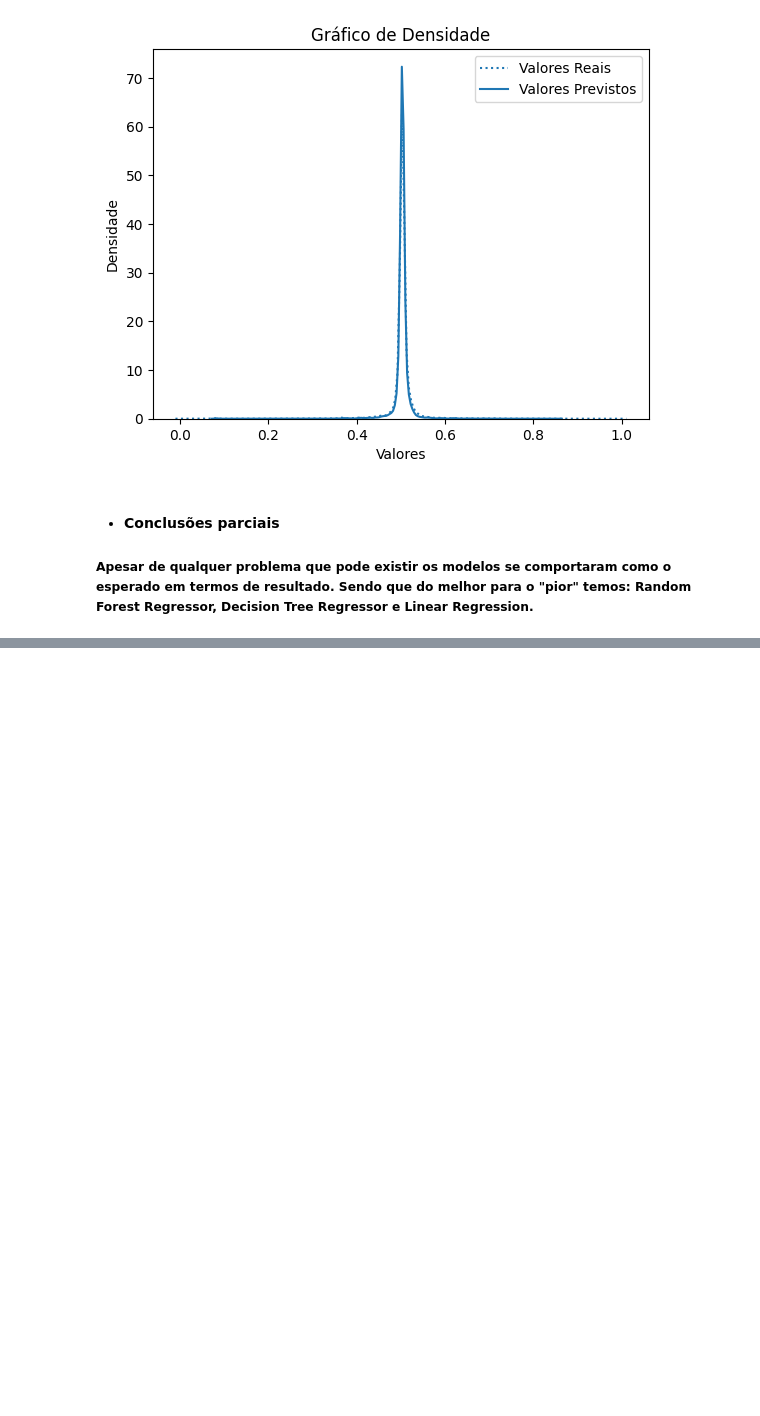
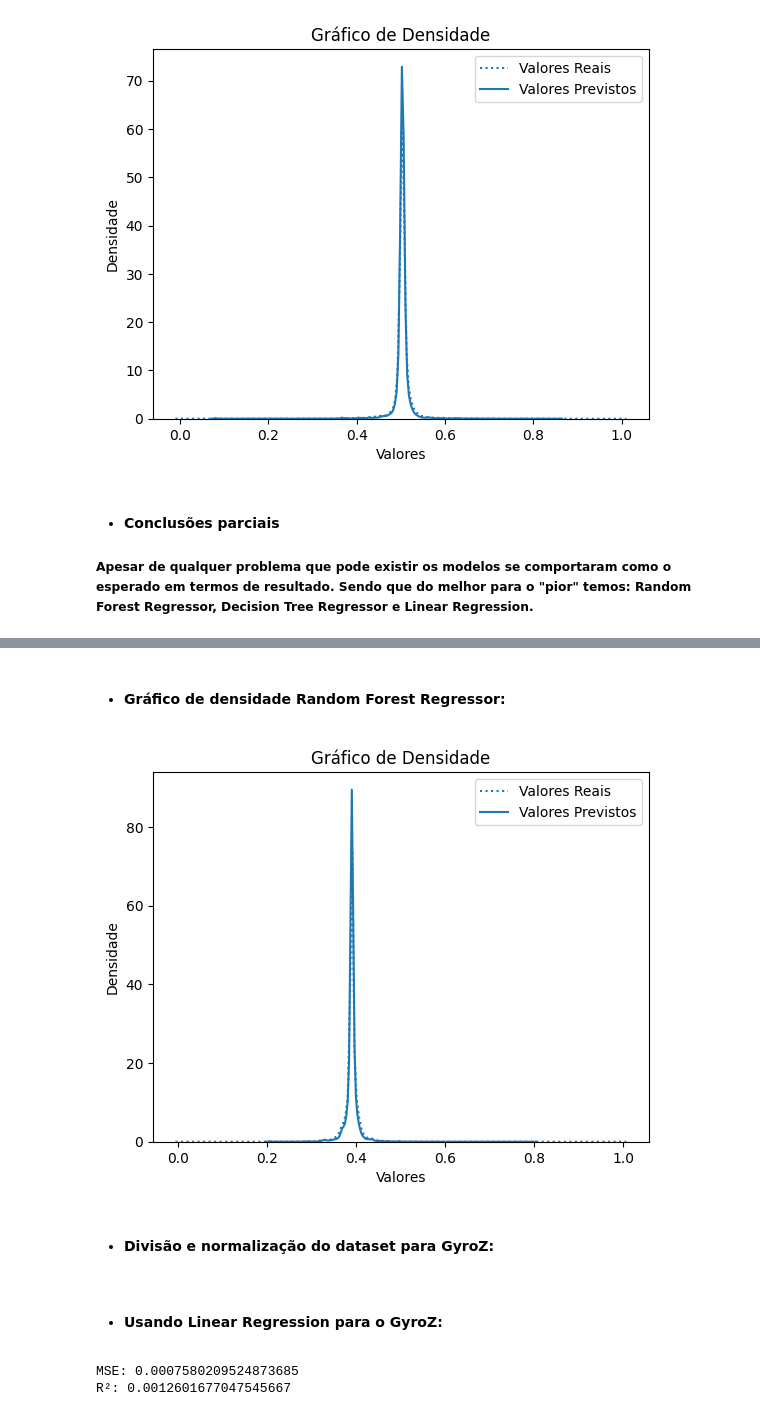
Before and after one commit to JoseBatista2010/ML2023-Jose-Batista, a Jupyter notebook: Localização_Indoor.ipynb, the cells around one changed output, grey strips where cells are left out. Cells and saved outputs as stored; diff of their text form; code cells hidden in the pictures; blank space fills up the shorter version.

```diff
--- a/Localização_Indoor.ipynb
+++ b/Localização_Indoor.ipynb
@@ -179,0 +297,15 @@ plt.pyplot.show()
+# %% [markdown]
+- <h4> Gráfico de densidade Random Forest Regressor:
+# %%
+# Plota o gráfico de densidade
+sns.kdeplot(y, color='red', linestyle=':',label='Valores Reais')
+sns.kdeplot(y_pred, label='Valores Previstos')
+plt.pyplot.xlabel('Valores')
+plt.pyplot.ylabel('Densidade')
+plt.pyplot.title('Gráfico de Densidade')
+plt.pyplot.legend()
+plt.pyplot.show()
+# %% [output]
+[figure, added]
+# %% [markdown]
+- <h4> Divisão e normalização do dataset para GyroZ:
@@ -179,0 +323,21 @@ plt.pyplot.show()
+# %% [markdown]
+- <h4> Usando Linear Regression para o GyroZ:
+# %%
+# Criação do modelo de regressão linear
+model_z1 = LinearRegression()
+
+# Treinamento do modelo
+model_z1.fit(X_train, y_train)
+
+# Realização da previsão
+y_pred = model_z1.predict(X_test)
+
+# Cálculo do erro médio quadrado (MSE)
+mse = mean_squared_error(y_test, y_pred)
+print("MSE:", mse)
+
+r2 = r2_score(y_test, y_pred)
+print('R²:', r2)
+# %% [output]
+MSE: 0.0007580209524873685
+R²: 0.0012601677047545667
```
Also changed, not shown: parts of 30 cells of this notebook.
